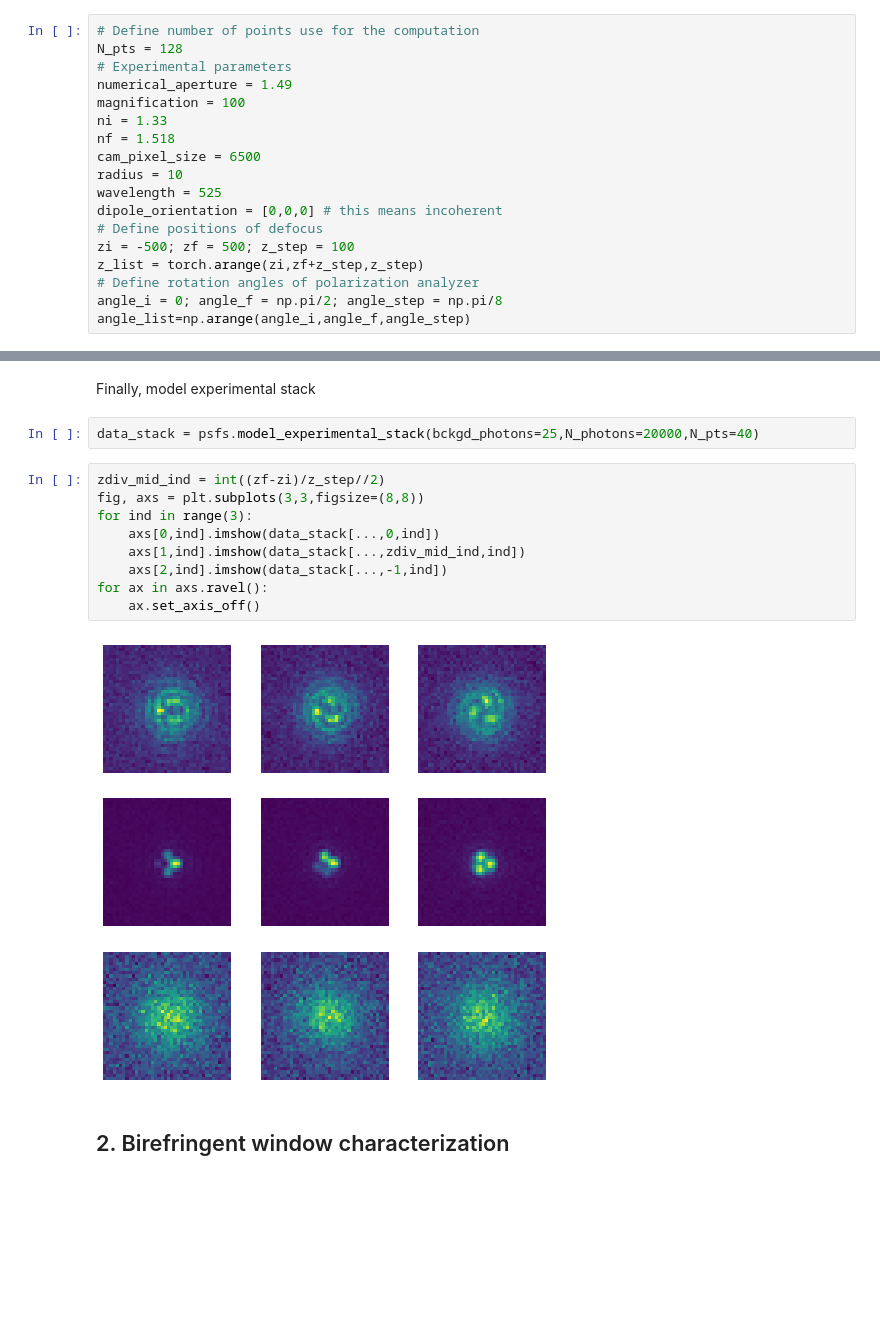
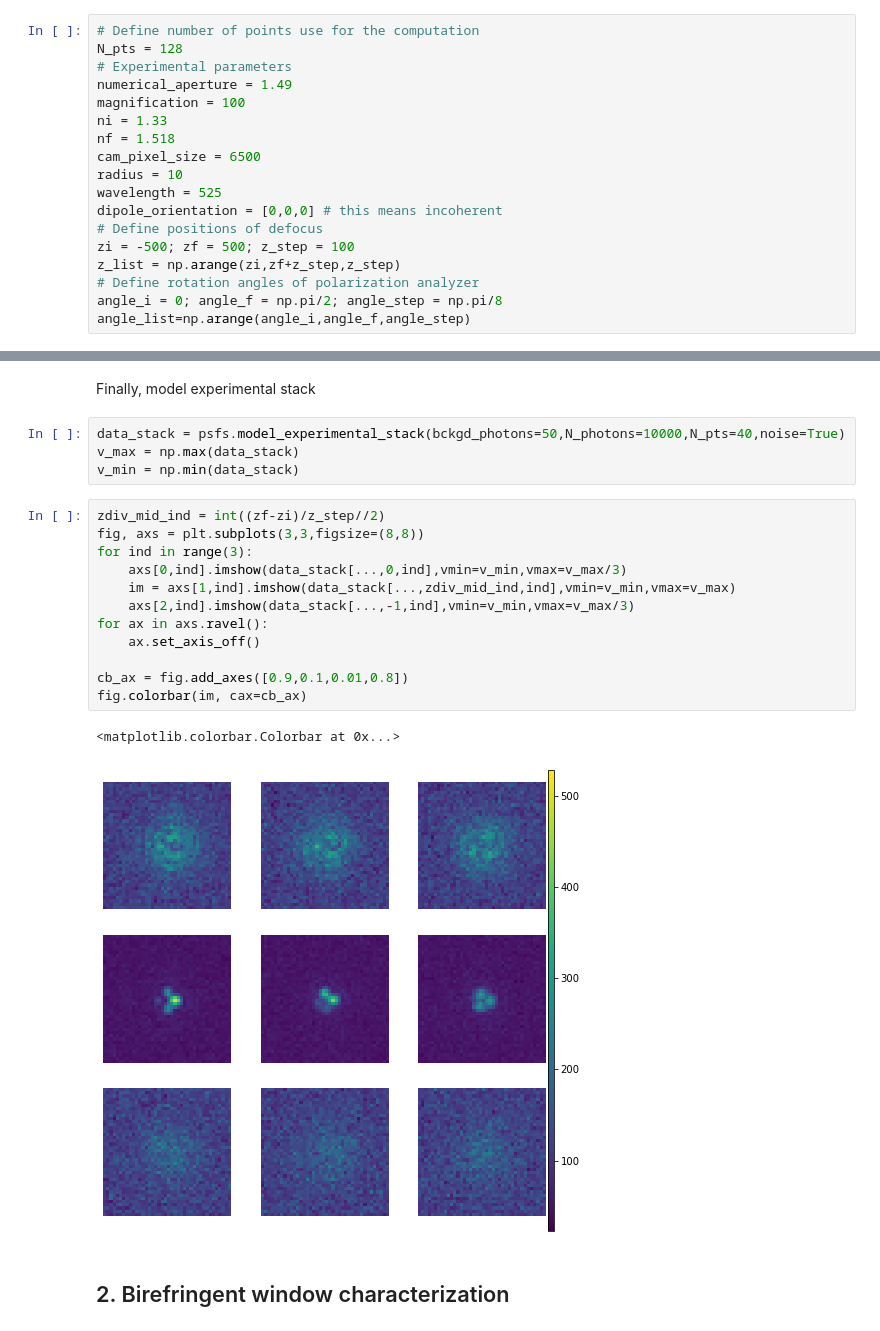
Before and after one commit to rodguti90/pyPSFstack, a Jupyter notebook: pytorch_tests.ipynb, the cells around one changed output, grey strips where cells are left out. Saved outputs shown, nothing was run; the diff lists cells and outputs as text; blank space fills up the shorter version.

```diff
--- a/pytorch_tests.ipynb
+++ b/pytorch_tests.ipynb
@@ -49,7 +49,7 @@ wavelength = 525
 dipole_orientation = [0,0,0] # this means incoherent
 # Define positions of defocus
 zi = -500; zf = 500; z_step = 100
-z_list = torch.arange(zi,zf+z_step,z_step)
+z_list = np.arange(zi,zf+z_step,z_step)
 # Define rotation angles of polarization analyzer
 angle_i = 0; angle_f = np.pi/2; angle_step = np.pi/8
 angle_list=np.arange(angle_i,angle_f,angle_step)
@@ -108,18 +108,24 @@ psfs.compute_psf_stack(orientation=[0,0,0])
 # %% [markdown]
 Finally, model experimental stack
 # %%
-data_stack = psfs.model_experimental_stack(bckgd_photons=25,N_photons=20000,N_pts=40)
+data_stack = psfs.model_experimental_stack(bckgd_photons=50,N_photons=10000,N_pts=40,noise=True)
+v_max = np.max(data_stack)
+v_min = np.min(data_stack)
 # %%
 zdiv_mid_ind = int((zf-zi)/z_step//2)
 fig, axs = plt.subplots(3,3,figsize=(8,8))
 for ind in range(3):
-    axs[0,ind].imshow(data_stack[...,0,ind])
-    axs[1,ind].imshow(data_stack[...,zdiv_mid_ind,ind])
-    axs[2,ind].imshow(data_stack[...,-1,ind])
+    axs[0,ind].imshow(data_stack[...,0,ind],vmin=v_min,vmax=v_max/3)
+    im = axs[1,ind].imshow(data_stack[...,zdiv_mid_ind,ind],vmin=v_min,vmax=v_max)
+    axs[2,ind].imshow(data_stack[...,-1,ind],vmin=v_min,vmax=v_max/3)
 for ax in axs.ravel():
     ax.set_axis_off()
+
+cb_ax = fig.add_axes([0.9,0.1,0.01,0.8])
+fig.colorbar(im, cax=cb_ax)
 # %% [output]
+<matplotlib.colorbar.Colorbar at 0x...>
-[figure, old version]
+[figure, new version]
 # %% [markdown]
 ## 2. Birefringent window characterization
 # %%
```
Also changed, not shown: parts of 16 cells of this notebook.
